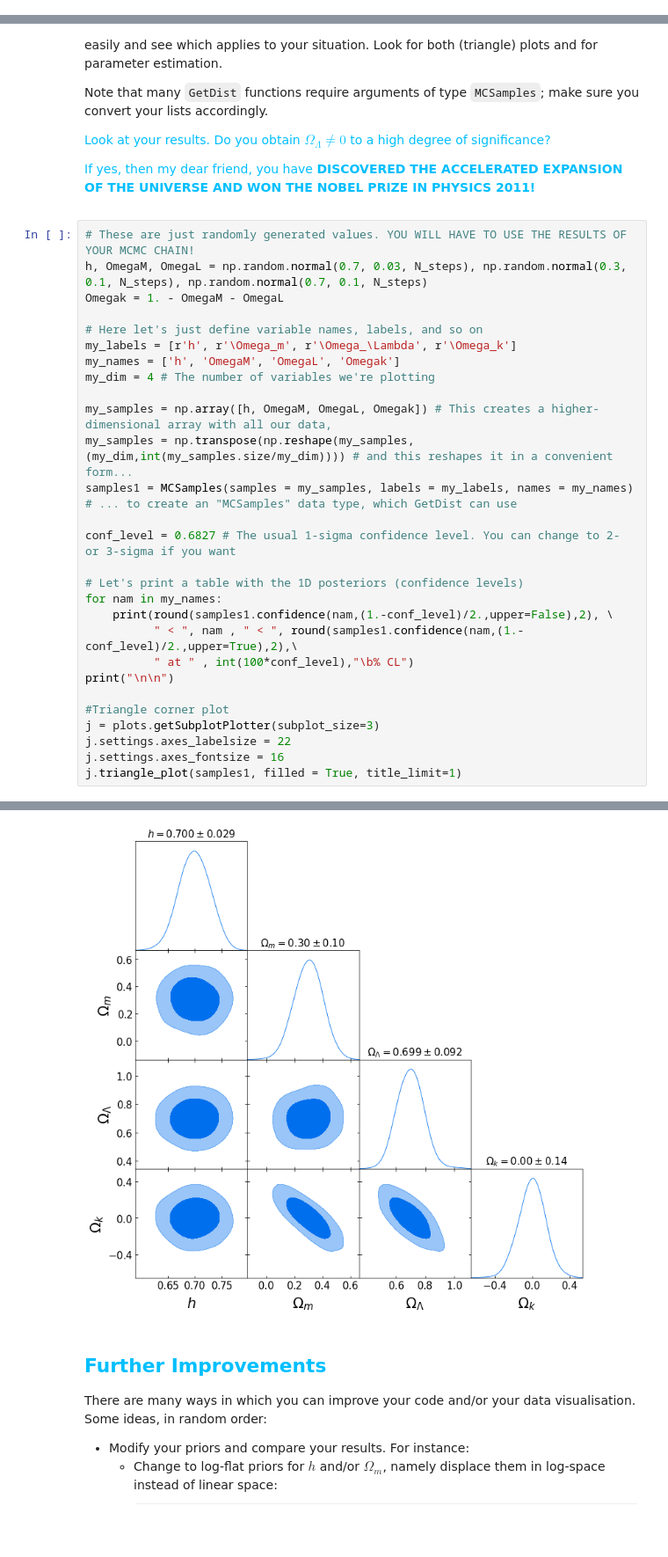
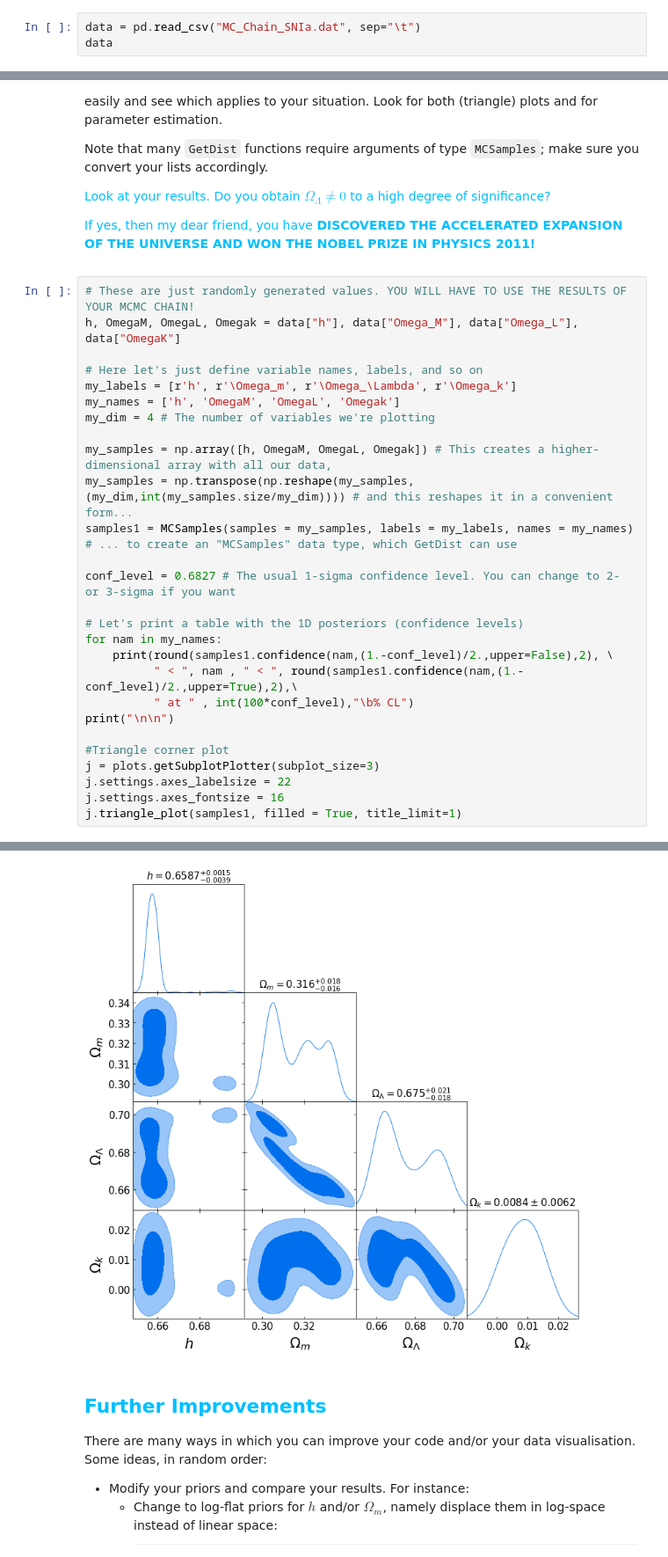
Before and after one commit to Snrts/PRA3024_BigDataInPhysics_SanneAarts, a Jupyter notebook: PRA3024_2223_COSMOLOGY_cython.ipynb, the cells around one changed output, grey strips where cells are left out. Shown: that part at 88% size. Saved outputs shown, nothing was run; the diff lists cells and outputs as text; some formulas as TeX source; blank space fills up the shorter version.

```diff
--- a/PRA3024_2223_COSMOLOGY_cython.ipynb
+++ b/PRA3024_2223_COSMOLOGY_cython.ipynb
@@ -523,0 +451,3 @@ while n < N_steps:
+# %%
+data = pd.read_csv("MC_Chain_SNIa.dat", sep="\t")
+data
@@ -557,8 +501,7 @@ If yes, then my dear friend, you have **DISCOVERED THE ACCELERATED EXPANSION OF
 </p>
 # %%
 # These are just randomly generated values. YOU WILL HAVE TO USE THE RESULTS OF YOUR MCMC CHAIN!
-h, OmegaM, OmegaL = np.random.normal(0.7, 0.03, N_steps), np.random.normal(0.3, 0.1, N_steps), np.random.normal(0.7, 0.1, N_steps)
-Omegak = 1. - OmegaM - OmegaL
+h, OmegaM, OmegaL, Omegak = data["h"], data["Omega_M"], data["Omega_L"], data["OmegaK"]
 
 # Here let's just define variable names, labels, and so on
 my_labels = [r'h', r'\Omega_m', r'\Omega_\Lambda', r'\Omega_k']
@@ -592,4 +539,4 @@ Removed no burn in
-[figure, old version]
+[figure, new version]
 # %% [markdown]
 ## <font color='deepskyblue'>Further Improvements</font>
 
```
Also changed, not shown: parts of 8 cells of this notebook.
